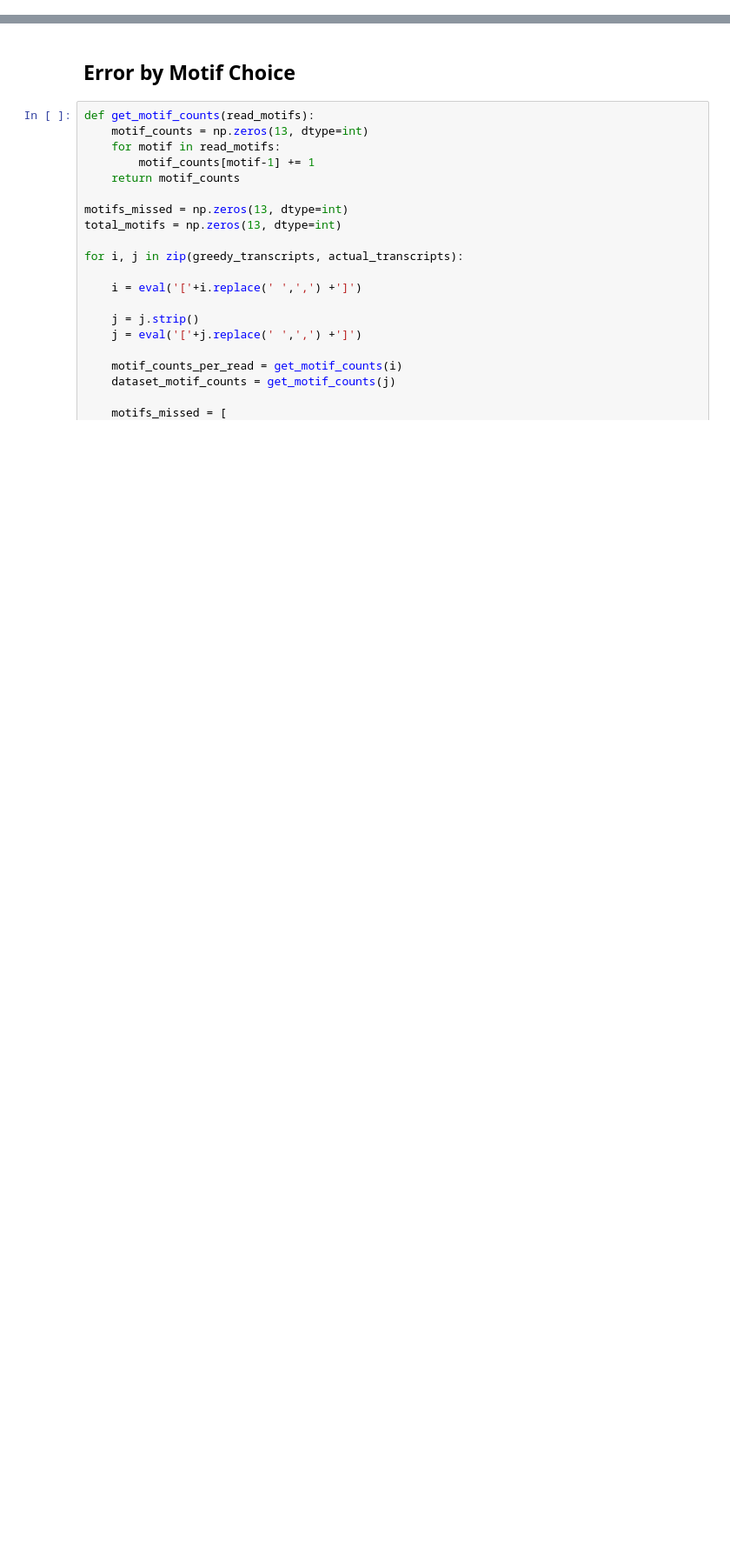
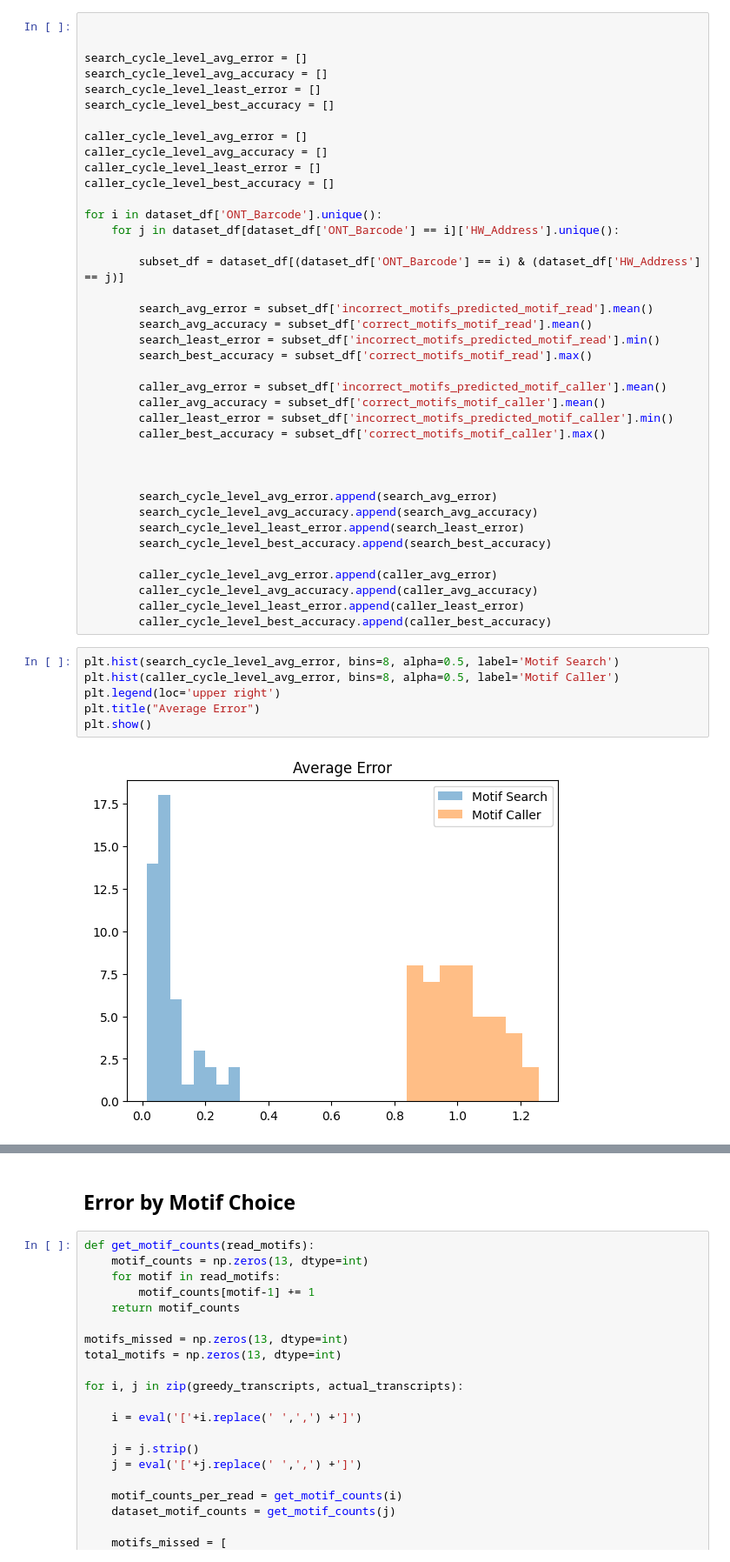
Before and after one commit to Parvfect/Basecalling, a Jupyter notebook: testing_model_empirical.ipynb, the cells around one changed output, grey strips where cells are left out. Shown: that part at 87% size. Saved outputs shown, nothing was run; the diff lists cells and outputs as text; blank space fills up the shorter version.

```diff
--- a/testing_model_empirical.ipynb
+++ b/testing_model_empirical.ipynb
@@ -303,0 +309,47 @@ plt.show()
+# %%
+
+
+search_cycle_level_avg_error = []
+search_cycle_level_avg_accuracy = []
+search_cycle_level_least_error = []
+search_cycle_level_best_accuracy = []
+
+caller_cycle_level_avg_error = []
+caller_cycle_level_avg_accuracy = []
+caller_cycle_level_least_error = []
+caller_cycle_level_best_accuracy = []
+
+for i in dataset_df['ONT_Barcode'].unique():
+    for j in dataset_df[dataset_df['ONT_Barcode'] == i]['HW_Address'].unique():
+
+        subset_df = dataset_df[(dataset_df['ONT_Barcode'] == i) & (dataset_df['HW_Address'] == j)]
+
+        search_avg_error = subset_df['incorrect_motifs_predicted_motif_read'].mean()
+        search_avg_accuracy = subset_df['correct_motifs_motif_read'].mean()
+        search_least_error = subset_df['incorrect_motifs_predicted_motif_read'].min()
+        search_best_accuracy = subset_df['correct_motifs_motif_read'].max()
+
+        caller_avg_error = subset_df['incorrect_motifs_predicted_motif_caller'].mean()
+        caller_avg_accuracy = subset_df['correct_motifs_motif_caller'].mean()
+        caller_least_error = subset_df['incorrect_motifs_predicted_motif_caller'].min()
+        caller_best_accuracy = subset_df['correct_motifs_motif_caller'].max()
+
+
+
+        search_cycle_level_avg_error.append(search_avg_error)
+        search_cycle_level_avg_accuracy.append(search_avg_accuracy)
+        search_cycle_level_least_error.append(search_least_error)
+        search_cycle_level_best_accuracy.append(search_best_accuracy)
+
+        caller_cycle_level_avg_error.append(caller_avg_error)
+        caller_cycle_level_avg_accuracy.append(caller_avg_accuracy)
+        caller_cycle_level_least_error.append(caller_least_error)
+        caller_cycle_level_best_accuracy.append(caller_best_accuracy)
+# %%
+plt.hist(search_cycle_level_avg_error, bins=8, alpha=0.5, label='Motif Search')
+plt.hist(caller_cycle_level_avg_error, bins=8, alpha=0.5, label='Motif Caller')
+plt.legend(loc='upper right')
+plt.title("Average Error")
+plt.show()
+# %% [output]
+[figure, added]
```
Also changed, not shown: parts of 34 cells of this notebook.
